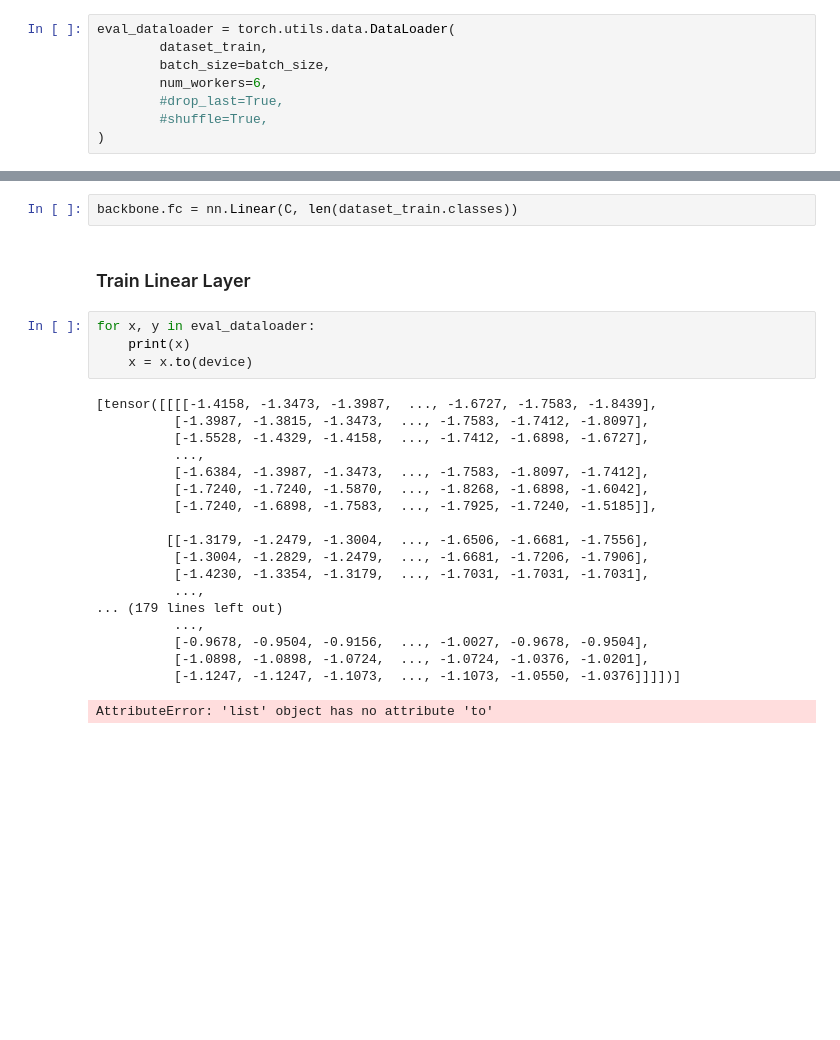
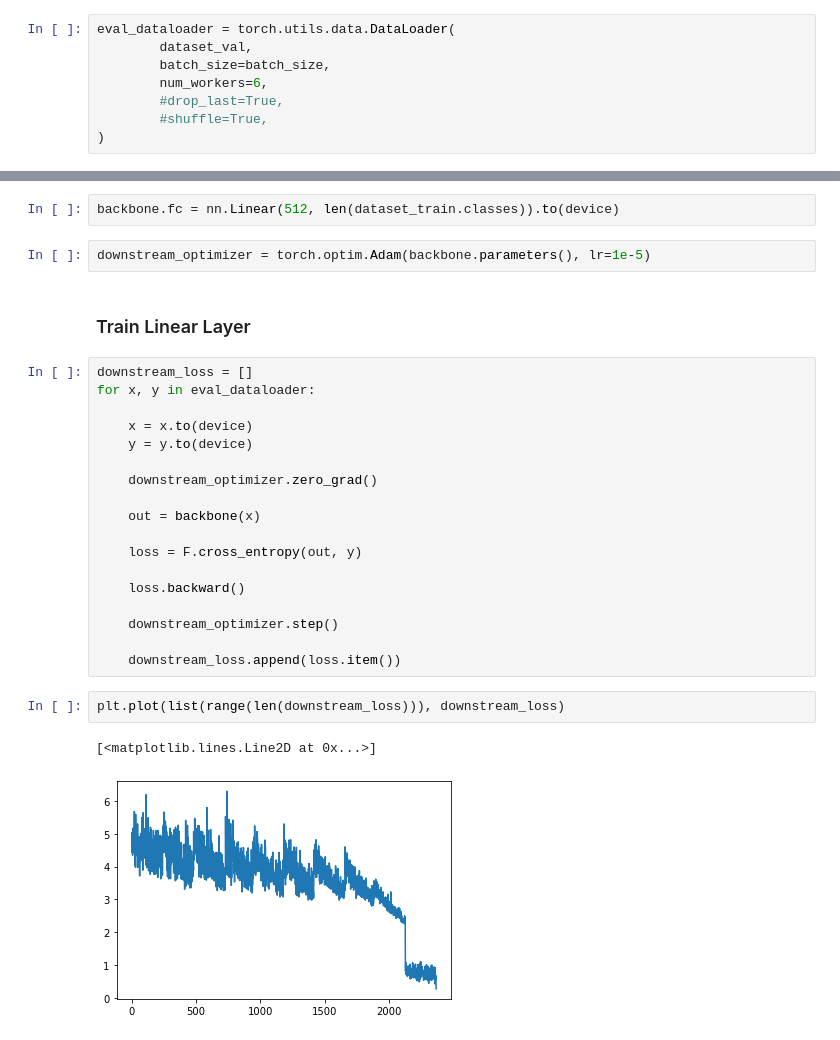
Before and after one commit to shatz01/adv_deep_learning, a Jupyter notebook: moco.ipynb, the cells around one changed output, grey strips where cells are left out. Drawn from its saved outputs; the diff is of its cells as text; blank space fills up the shorter version.

```diff
--- a/moco.ipynb
+++ b/moco.ipynb
@@ -247,7 +274,7 @@ plt.plot(list(range(len(losses))), losses)
 ### Dataset
 # %%
 eval_dataloader = torch.utils.data.DataLoader(
-        dataset_train,
+        dataset_val,
         batch_size=batch_size,
         num_workers=6,
         #drop_last=True,
@@ -262,29 +289,31 @@ backbone = moco.f_q
 for param in backbone.parameters():
     param.requires_grad = False
 # %%
-backbone.fc = nn.Linear(C, len(dataset_train.classes))
+backbone.fc = nn.Linear(512, len(dataset_train.classes)).to(device)
+# %%
+downstream_optimizer = torch.optim.Adam(backbone.parameters(), lr=1e-5)
 # %% [markdown]
 ### Train Linear Layer
-# %%
-for x, y in eval_dataloader:
-    print(x)
-    x = x.to(device)
-# %% [output]
-[tensor([[[[-1.4158, -1.3473, -1.3987,  ..., -1.6727, -1.7583, -1.8439],
-          [-1.3987, -1.3815, -1.3473,  ..., -1.7583, -1.7412, -1.8097],
-          [-1.5528, -1.4329, -1.4158,  ..., -1.7412, -1.6898, -1.6727],
-          ...,
-          [-1.6384, -1.3987, -1.3473,  ..., -1.7583, -1.8097, -1.7412],
-          [-1.7240, -1.7240, -1.5870,  ..., -1.8268, -1.6898, -1.6042],
-          [-1.7240, -1.6898, -1.7583,  ..., -1.7925, -1.7240, -1.5185]],
-
-         [[-1.3179, -1.2479, -1.3004,  ..., -1.6506, -1.6681, -1.7556],
-          [-1.3004, -1.2829, -1.2479,  ..., -1.6681, -1.7206, -1.7906],
-          [-1.4230, -1.3354, -1.3179,  ..., -1.7031, -1.7031, -1.7031],
-          ...,
-... (179 lines left out)
-          ...,
-          [-0.9678, -0.9504, -0.9156,  ..., -1.0027, -0.9678, -0.9504],
-          [-1.0898, -1.0898, -1.0724,  ..., -1.0724, -1.0376, -1.0201],
-          [-1.1247, -1.1247, -1.1073,  ..., -1.1073, -1.0550, -1.0376]]]])]
-AttributeError: 'list' object has no attribute 'to'
+# %%
+downstream_loss = []
+for x, y in eval_dataloader:
+
+    x = x.to(device)
+    y = y.to(device)
+
+    downstream_optimizer.zero_grad()
+
+    out = backbone(x)
+
+    loss = F.cross_entropy(out, y)
+
+    loss.backward()
+
+    downstream_optimizer.step()
+
+    downstream_loss.append(loss.item())
+# %%
+plt.plot(list(range(len(downstream_loss))), downstream_loss)
+# %% [output]
+[<matplotlib.lines.Line2D at 0x...>]
+[figure, added]
```
Also changed, not shown: parts of 5 cells of this notebook.
